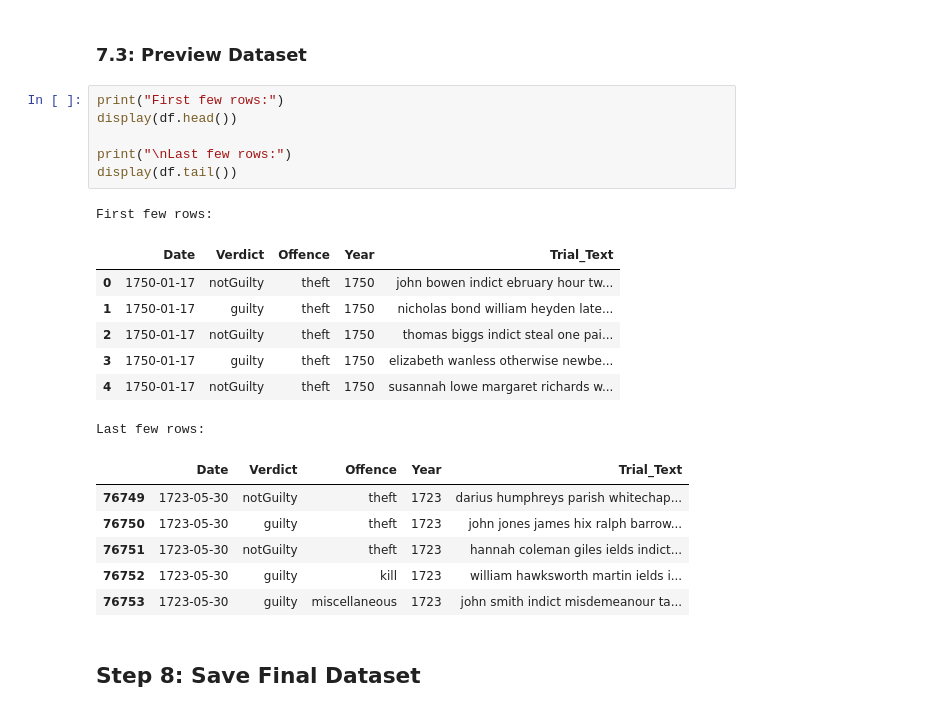
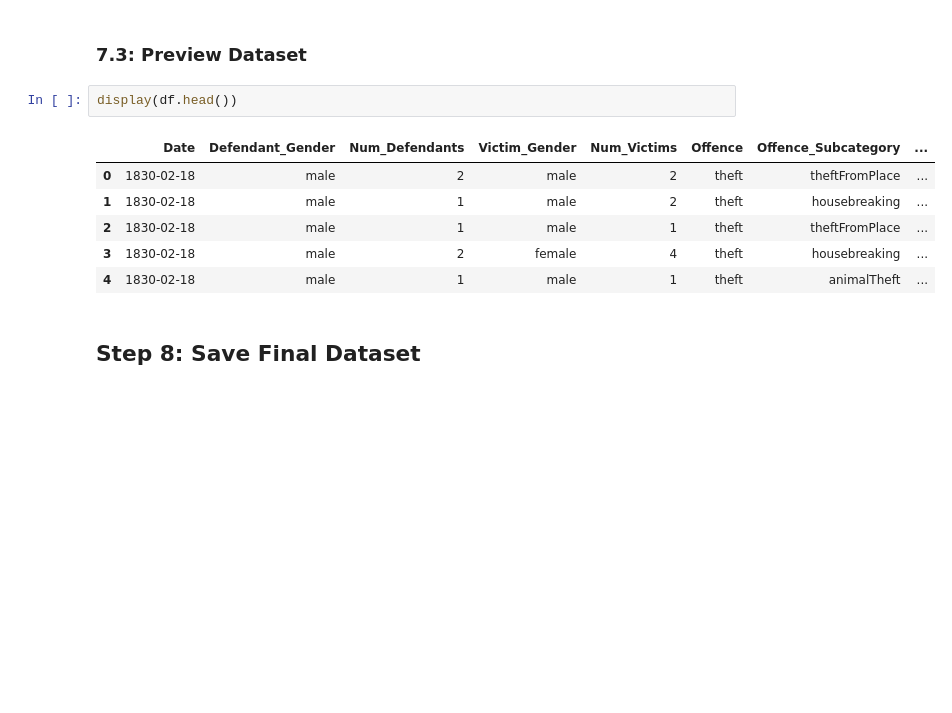
Before and after one commit to Artificed/old-bailey-classification, a Jupyter notebook: data-parsing/main.ipynb, the cells around one changed output. Saved outputs shown, nothing was run; the diff lists cells and outputs as text; blank space fills up the shorter version.

```diff
--- a/data-parsing/main.ipynb
+++ b/data-parsing/main.ipynb
@@ -601,26 +623,14 @@ dtype: int64
 # %% [markdown]
 ### 7.3: Preview Dataset
 # %%
-print("First few rows:")
 display(df.head())
-
-print("\nLast few rows:")
-display(df.tail())
 # %% [output]
-First few rows:
-|  | Date | Verdict | Offence | Year | Trial_Text |
-| 0 | 1750-01-17 | notGuilty | theft | 1750 | john bowen indict ebruary hour tw... |
-| 1 | 1750-01-17 | guilty | theft | 1750 | nicholas bond william heyden late... |
-| 2 | 1750-01-17 | notGuilty | theft | 1750 | thomas biggs indict steal one pai... |
-| 3 | 1750-01-17 | guilty | theft | 1750 | elizabeth wanless otherwise newbe... |
-| 4 | 1750-01-17 | notGuilty | theft | 1750 | susannah lowe margaret richards w... |
+|  | Date | Defendant_Gender | Num_Defendants | Victim_Gender | Num_Victims | Offence | Offence_Subcategory | ... |
+| 0 | 1830-02-18 | male | 2 | male | 2 | theft | theftFromPlace | ... |
+| 1 | 1830-02-18 | male | 1 | male | 2 | theft | housebreaking | ... |
+| 2 | 1830-02-18 | male | 1 | male | 1 | theft | theftFromPlace | ... |
+| 3 | 1830-02-18 | male | 2 | female | 4 | theft | housebreaking | ... |
+| 4 | 1830-02-18 | male | 1 | male | 1 | theft | animalTheft | ... |
-Last few rows:
-|  | Date | Verdict | Offence | Year | Trial_Text |
-| 76749 | 1723-05-30 | notGuilty | theft | 1723 | darius humphreys parish whitechap... |
-| 76750 | 1723-05-30 | guilty | theft | 1723 | john jones james hix ralph barrow... |
-| 76751 | 1723-05-30 | notGuilty | theft | 1723 | hannah coleman giles ields indict... |
-| 76752 | 1723-05-30 | guilty | kill | 1723 | william hawksworth martin ields i... |
-| 76753 | 1723-05-30 | guilty | miscellaneous | 1723 | john smith indict misdemeanour ta... |
 # %% [markdown]
 ## Step 8: Save Final Dataset
 # %%
```
Also changed, not shown: parts of 20 cells of this notebook.
